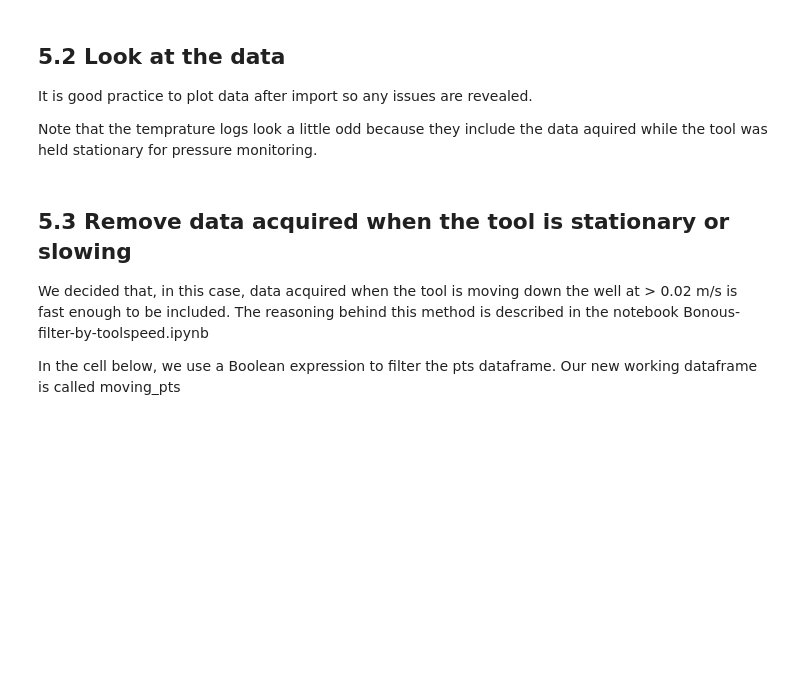
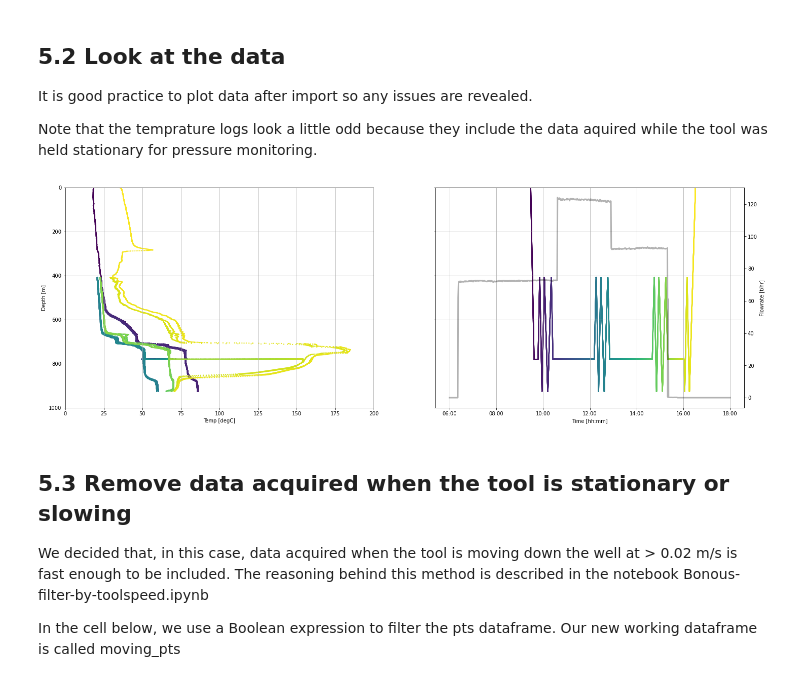
Before and after one commit to ICWallis/T21-Tutorial-WellTestAnalysis, a Jupyter notebook: 2-temperature.ipynb, the cells around one changed output. Saved outputs shown, nothing was run; the diff lists cells and outputs as text; code cells hidden in the pictures; blank space fills up the shorter version.

Commit message:
Convert timestamp to elapsed time method

```diff
--- a/2-temperature.ipynb
+++ b/2-temperature.ipynb
@@ -216,16 +259,16 @@ def overview_fig(pts_df,flowrate_df,title=''):
 The cells below will take a little while to run because it includes all steps required to import and munge the data (i.e., everything we did in notebook 1).
 # %%
 # Use this method if you are running this notebook in Google Colab
-flowrate = read_flowrate(r'/content/drive/My Drive/T21-Tutoral-WellTestAnalysis-main/Data-FlowRate.xlsx')
+#flowrate = read_flowrate(r'/content/drive/My Drive/T21-Tutoral-WellTestAnalysis-main/Data-FlowRate.xlsx')
 
 # Use this method if you are running this notebook locally (Anaconda)
-#flowrate = read_flowrate(r'Data-FlowRate.xlsx')
+flowrate = read_flowrate(r'Data-FlowRate.xlsx')
 # %%
 # Use this method if you are running this notebook in Google Colab
-pts = read_pts(r'/content/drive/My Drive/T21-Tutoral-WellTestAnalysis-main/Data-PTS.xlsx')
+#pts = read_pts(r'/content/drive/My Drive/T21-Tutoral-WellTestAnalysis-main/Data-PTS.xlsx')
 
 # Use this method if you are running this notebook locally (Anaconda)
-#pts = read_pts(r'Data-PTS.xlsx')
+pts = read_pts(r'Data-PTS.xlsx')
 # %%
 print(pts.shape)
 pts.head(2)
@@ -238,27 +286,29 @@ Note that the temprature logs look a little odd because they include the data aq
 # %%
 fig, (ax1, ax2) = plt.subplots(1, 2,figsize=(24,8),sharey=True)
 
-spinner_scatter = ax1.scatter(pts.temp_degC, pts.depth_m, c = pts.timestamp, s = 5, linewidths = 0)
-datetime_scatter = ax2.scatter(pts.datetime, pts.depth_m, c = pts.timestamp, s = 5, linewidths = 0)
+spinner_scatter = ax1.scatter(pts.temp_degC, pts.depth_m, c = pts.timedelta_sec, s = 5, linewidths = 0)
+datetime_scatter = ax2.scatter(pts.datetime, pts.depth_m, c = pts.timedelta_sec, s = 5, linewidths = 0)
 
 ax3 = ax2.twinx()
 ax3.plot(flowrate.datetime, flowrate.flow_tph,
     c='k', linestyle = '-', linewidth = 3, alpha = 0.3,
     label='Surface pump flowrate')
 
 ax1.set_ylabel('Depth [m]')
 ax1.set_xlabel('Temp [degC]')
 
 ax2.set_xlabel('Time [hh:mm]')
 ax2.xaxis.set_major_formatter(mdates.DateFormatter('%H:%M'))
 
 ax3.set_ylabel('Flowrate [t/hr]')
 
 ax1.set_ylim(1000,0)
 ax1.set_xlim(0,200)
 
 for ax in [ax1, ax2]:
     ax.grid()
+# %% [output]
+[figure, added]
 # %% [markdown]
 ## 5.3 Remove data acquired when the tool is stationary or slowing
 
```
Also changed, not shown: parts of 12 cells of this notebook.
